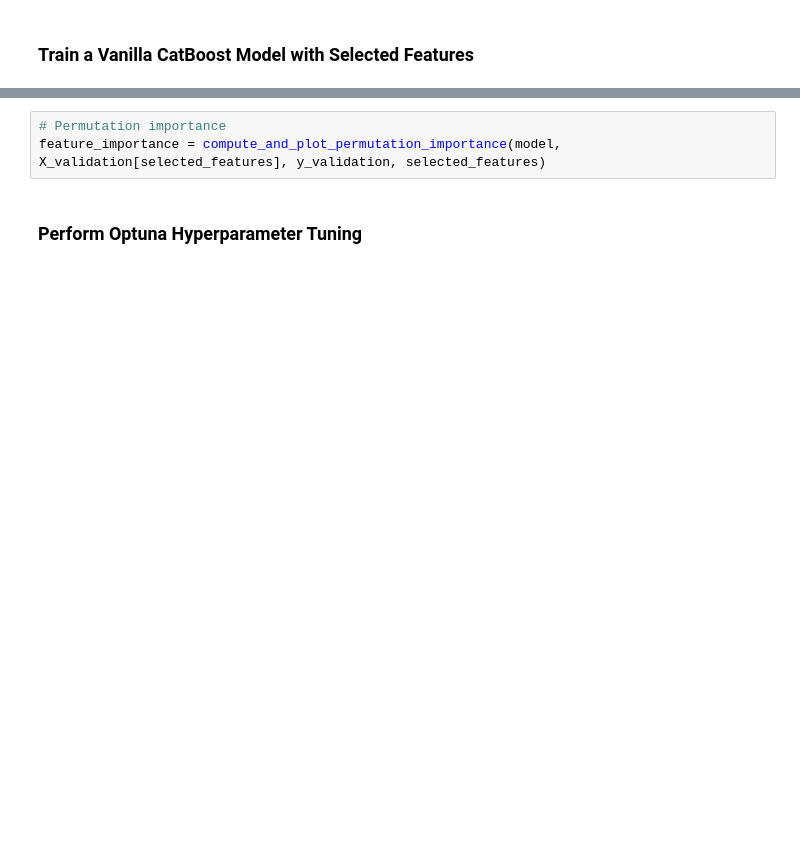
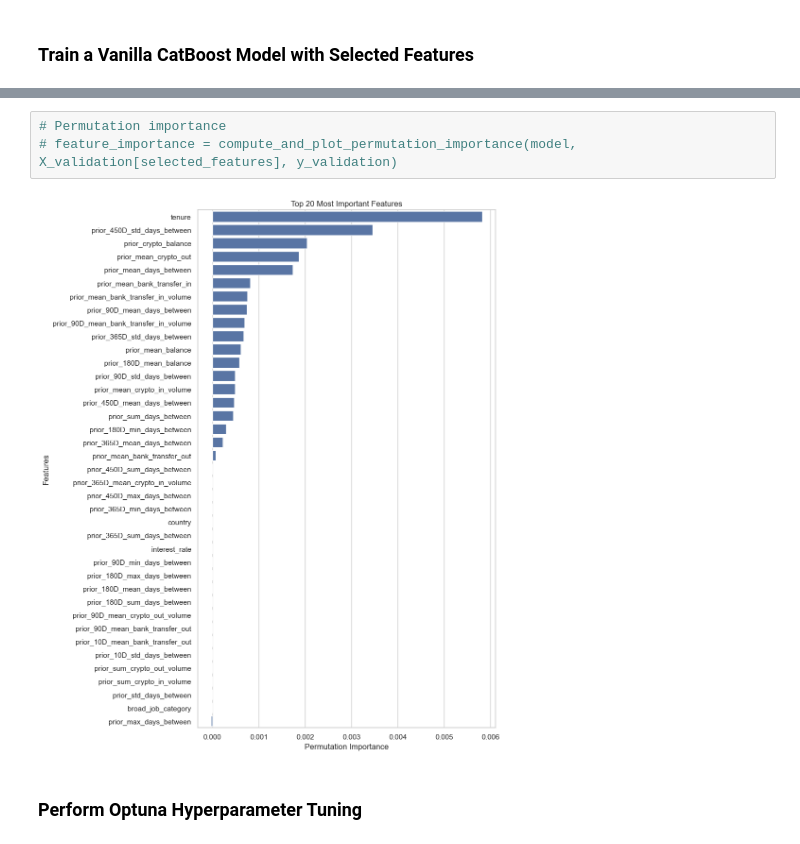
Before and after one commit to igorconsulting/modern-ml, a Jupyter notebook: week_1/notebooks/5_train_the_model.ipynb, the cells around one changed output, grey strips where cells are left out. Drawn from its saved outputs; the diff is of its cells as text; blank space fills up the shorter version.

```diff
--- a/week_1/notebooks/5_train_the_model.ipynb
+++ b/week_1/notebooks/5_train_the_model.ipynb
@@ -304,6 +348,8 @@ plot_shap_values(shape_values, X_validation[selected_features], y_validation)
 # %%
 # Permutation importance
-feature_importance = compute_and_plot_permutation_importance(model, X_validation[selected_features], y_validation, selected_features)
+# feature_importance = compute_and_plot_permutation_importance(model, X_validation[selected_features], y_validation)
+# %% [output]
+[figure, added]
 # %% [markdown]
 ### Perform Optuna Hyperparameter Tuning
 # %%
```
Also changed, not shown: parts of 53 cells of this notebook, 21 other files.
